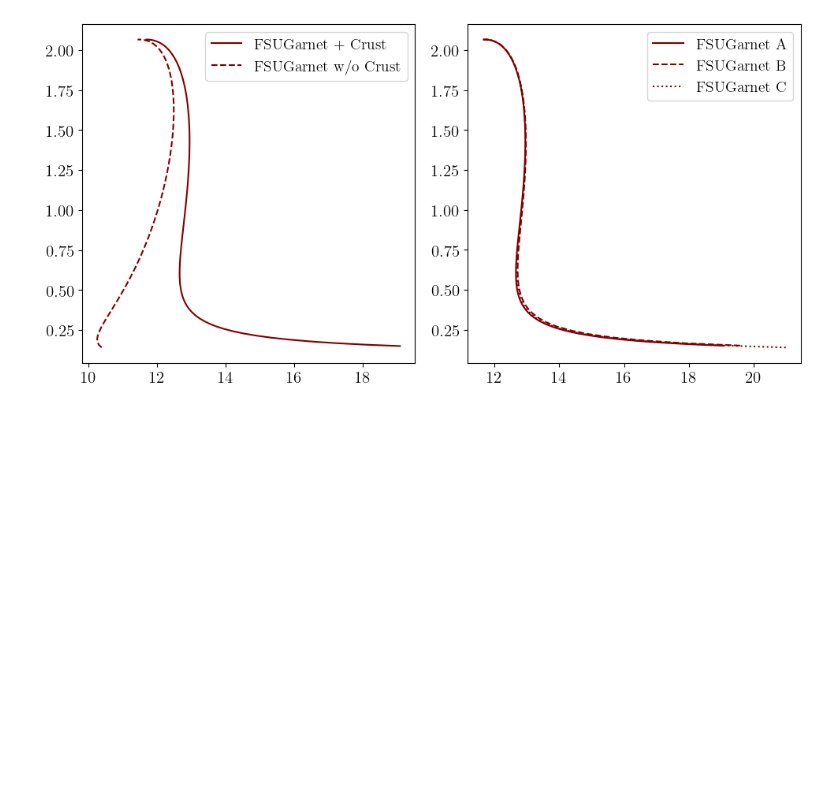
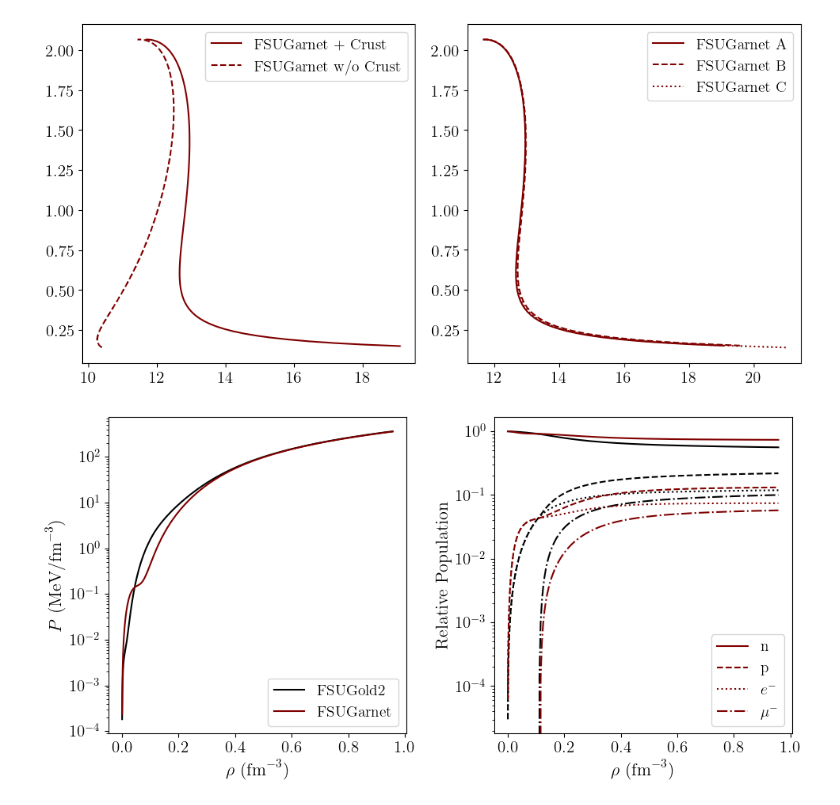
Before and after one commit to torquteam/FSU_FINITE, a Jupyter notebook: Dissertation/Plots.ipynb, the cells around one changed output. Cells and saved outputs as stored; diff of their text form; code cells hidden in the pictures; blank space fills up the shorter version.

Commit message:
dissertation plots of compositions

```diff
--- a/Dissertation/Plots.ipynb
+++ b/Dissertation/Plots.ipynb
@@ -108,3 +108,66 @@ ax[1].legend()
 plt.savefig('Figure3.png', dpi=500)
 # %% [output]
 [figure]
+# %%
+# Figure 1 (Single TOV solve plot)
+import matplotlib.pyplot as plt
+import numpy as np
+
+# Set font to a more professional style
+plt.rcParams.update({
+    'text.usetex': True,
+    'font.family': 'serif',
+    'font.serif': ['Computer Modern'],
+    'font.size': 14,
+    'axes.titlesize': 14,
+    'axes.labelsize': 16,
+    'xtick.labelsize': 15,
+    'ytick.labelsize': 15,
+    'legend.fontsize': 14,
+    'text.latex.preamble': r'\usepackage{bm}',
+})
+
+# Data for plotting left
+garnet = np.loadtxt("FSUGarnet_Core_EOS.txt")
+gold = np.loadtxt("FSUGold2_Core_EOS.txt")
+
+# Data for plotting right
+gold_comp = np.loadtxt("FSUGold2_comp.txt")
+garnet_comp = np.loadtxt("FSUGarnet_comp.txt")
+
+
+# Create figure and subplots
+fig, ax = plt.subplots(1, 2, figsize=(10, 5))
+ax[0].plot(gold[:,0], gold[:,2], color='black',lw=1.5,label='FSUGold2')
+ax[0].plot(garnet[:,0], garnet[:,2], color='maroon',lw=1.5,label='FSUGarnet')
+
+ax[1].plot(gold[:,0], gold_comp[:,0], color='black',lw=1.5)
+ax[1].plot(gold[:,0], gold_comp[:,1], color='black',lw=1.5, ls='dashed')
+ax[1].plot(gold[:,0], gold_comp[:,2], color='black',lw=1.5, ls='dotted')
+ax[1].plot(gold[:,0], gold_comp[:,3], color='black',lw=1.5, ls='-.')
+
+ax[1].plot(garnet[:,0], garnet_comp[:,0], color='maroon',lw=1.5,label='n')
+ax[1].plot(garnet[:,0], garnet_comp[:,1], color='maroon',lw=1.5,ls='dashed',label='p')
+ax[1].plot(garnet[:,0], garnet_comp[:,2], color='maroon',lw=1.5,ls='dotted',label=r'$e^-$')
+ax[1].plot(garnet[:,0], garnet_comp[:,3], color='maroon',lw=1.5,ls='-.',label=r'$\mu^-$')
+
+
+# Customization for left plot
+ax[0].set_xlabel(r'$\rho \,\,(\textrm{fm}^{-3})$',fontweight='bold')
+ax[0].set_ylabel(r'$P \,\, (\textrm{MeV}/\textrm{fm}^{-3})$',fontweight='bold')
+ax[0].set_yscale('log')
+ax[0].legend(loc='lower right')
+
+# Customization for right plot
+ax[1].set_xlabel(r'$\rho \,\, (\textrm{fm}^{-3})$',fontweight='bold')
+ax[1].set_ylabel('Relative Population',fontweight='bold')
+ax[1].set_yscale('log')
+ax[1].legend(loc='lower right')
+
+# Adjust layout
+plt.tight_layout()
+
+# Save the figure (optional)
+plt.savefig('Figure4.png', dpi=500)
+# %% [output]
+[figure, added]
```
Also changed, not shown: 8 other files.
